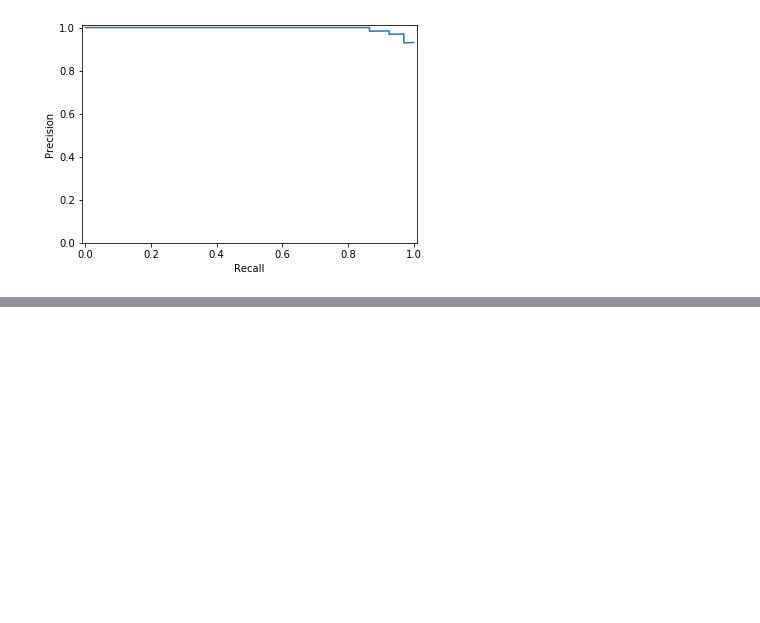
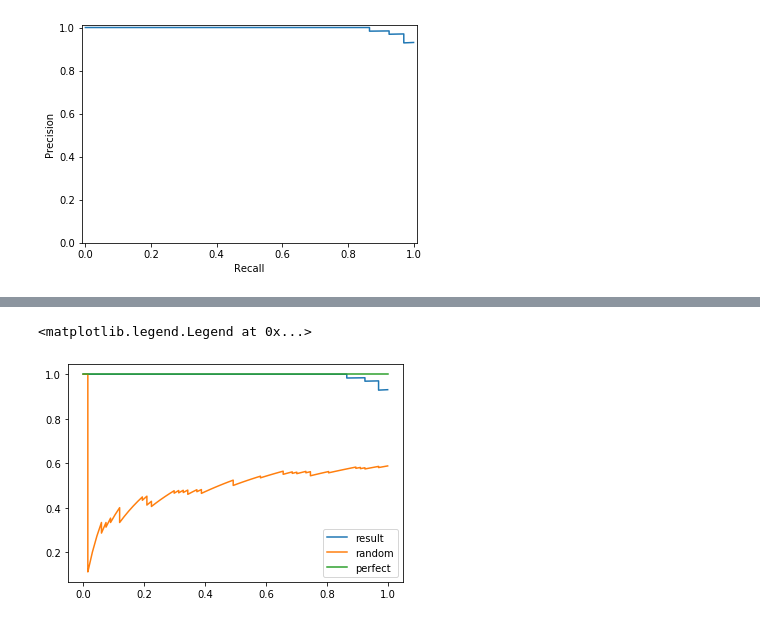
Before and after one commit to ducksfrogs/jpScipy, a Jupyter notebook: ROC_AUC.ipynb, the cells around one changed output, grey strips where cells are left out. Cells and saved outputs as stored; diff of their text form; code cells hidden in the pictures; blank space fills up the shorter version.

Commit message:
precision recall

```diff
--- a/ROC_AUC.ipynb
+++ b/ROC_AUC.ipynb
@@ -111,0 +137,16 @@ Text(0.5, 0, 'Recall')
+# %%
+test_score = clf.decision_function(X_test)
+precision, recall, _ = precision_recall_curve(y_test, test_score)
+plt.plot(recall, precision, label="result")
+
+test_score = np.random.uniform(size=y_test.size)
+precision, recall, _ = precision_recall_curve(y_test, test_score)
+plt.plot(recall, precision, label='random')
+
+precision, recall, _ = precision_recall_curve(y_test, y_test)
+plt.plot(recall, precision, label='perfect')
+
+plt.legend(loc='best')
+# %% [output]
+<matplotlib.legend.Legend at 0x...>
+[figure, added]
```
Also changed, not shown: parts of 2 cells of this notebook, 2 other files.
